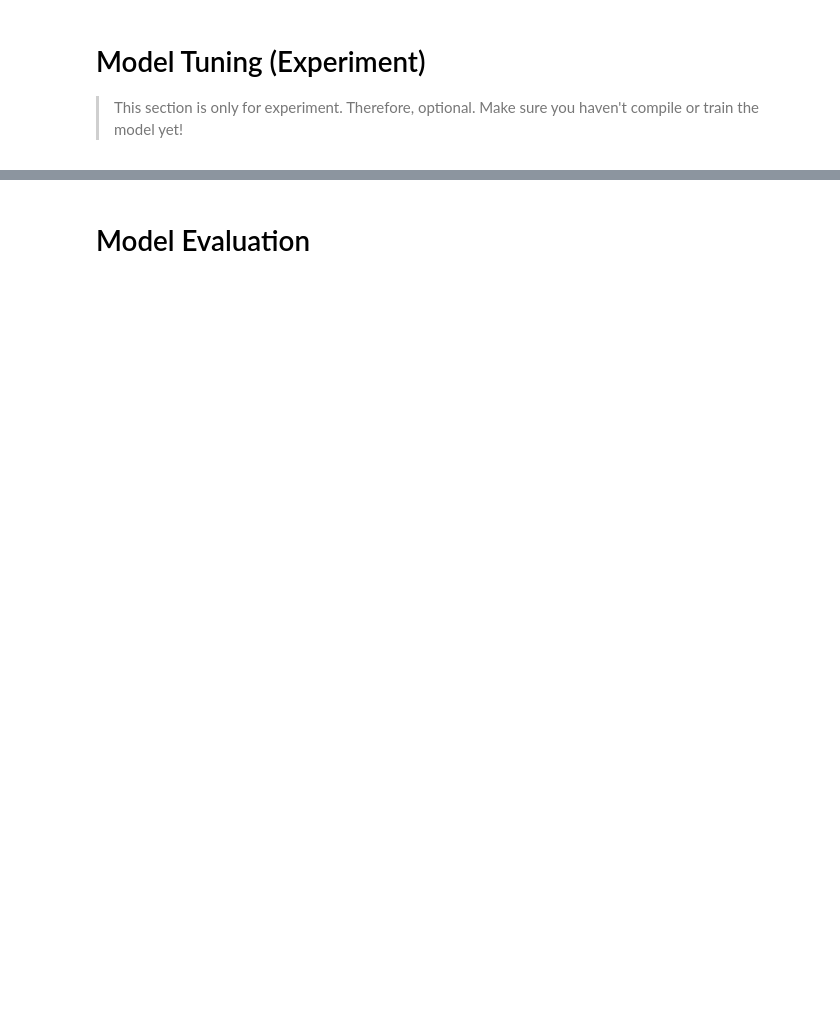
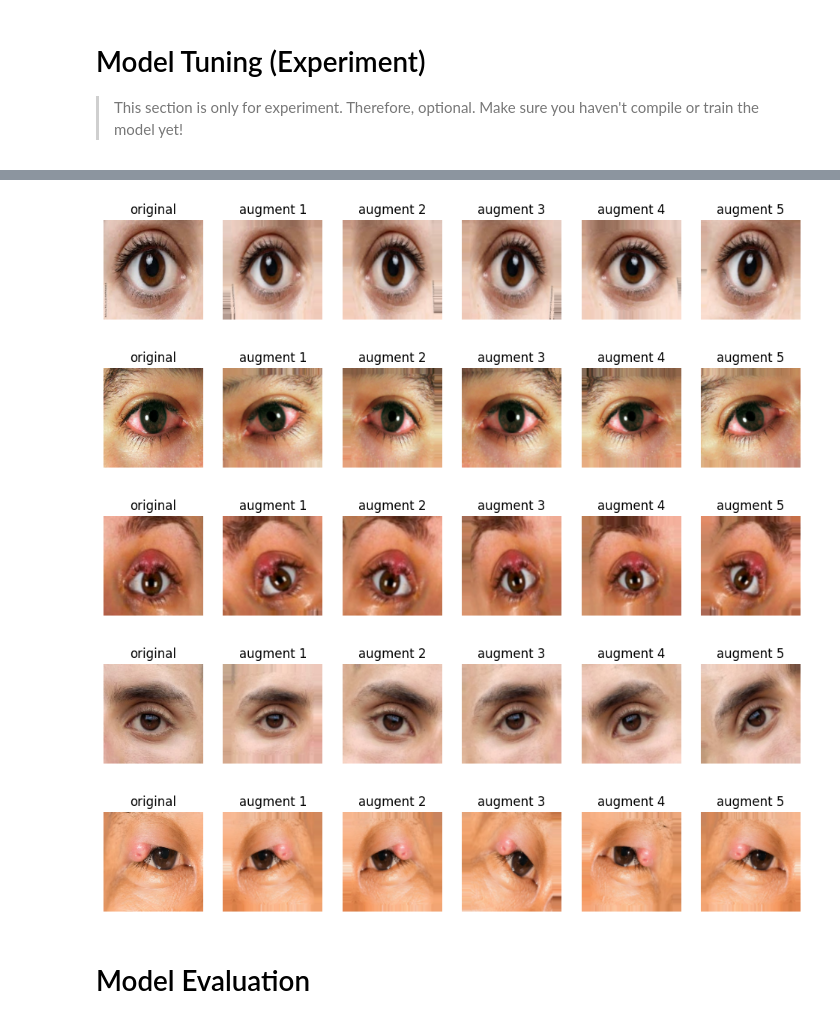
Before and after one commit to Vizia-Project/eye-infection-detection, a Jupyter notebook: eye-infection.ipynb, the cells around one changed output, grey strips where cells are left out. Cells and saved outputs as stored; diff of their text form; code cells hidden in the pictures; blank space fills up the shorter version.

```diff
--- a/eye-infection.ipynb
+++ b/eye-infection.ipynb
@@ -240,3 +250,45 @@ Epoch 100/100
+# %%
+def demo_augmentation(sample_image, model, num_aug):
+    '''Takes a single image array, then uses a model to generate num_aug transformations'''
+
+    # Instantiate preview list
+    image_preview = []
+
+    # Convert input image to a PIL image instance
+    sample_image_pil = tf.keras.utils.array_to_img(sample_image)
+
+    # Append the result to the list
+    image_preview.append(sample_image_pil)
+
+    # Apply the image augmentation and append the results to the list
+    for i in range(num_aug):
+        sample_image_aug = model(tf.expand_dims(sample_image, axis=0))
+        sample_image_aug_pil = tf.keras.utils.array_to_img(tf.squeeze(sample_image_aug))
+        image_preview.append(sample_image_aug_pil)
+
+    # Instantiate a subplot
+    fig, axes = plt.subplots(1, num_aug + 1, figsize=(12, 12))
+
+    # Preview the images.
+    for index, ax in enumerate(axes):
+        ax.imshow(image_preview[index])
+        ax.set_axis_off()
+
+        if index == 0:
+            ax.set_title('original')
+        else:
+            ax.set_title(f'augment {index}')
+# %%
+sample_batch = list(train_ds.take(1))[0][0]
+
+for i in range(5):
+  demo_augmentation(sample_batch[i], model_aug, 5)
+# %% [output]
+[figure, added]
+[figure, added]
+[figure, added]
+[figure, added]
+[figure, added]
 # %% [markdown]
 # Model Evaluation
 # %%
```
Also changed, not shown: parts of 11 cells of this notebook.
